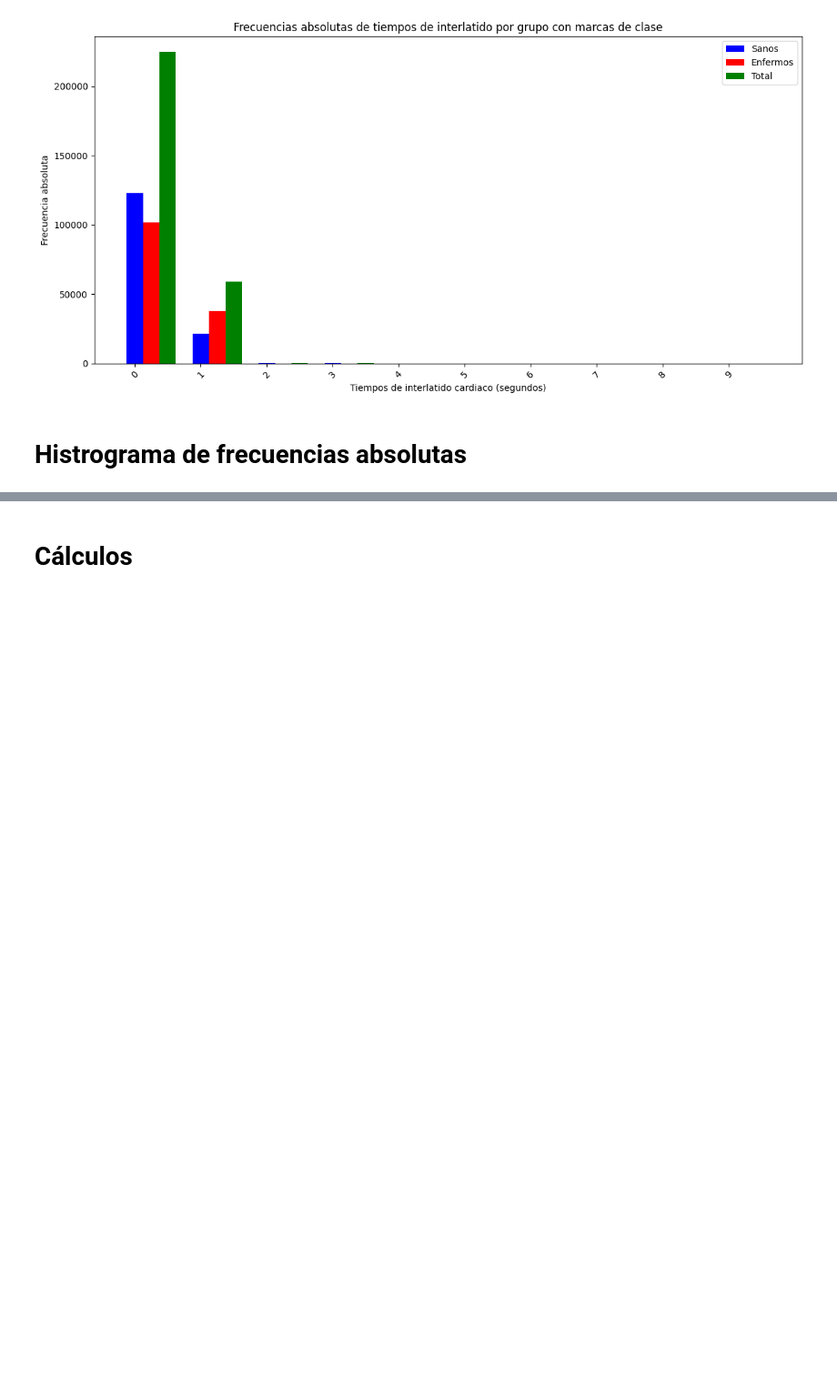
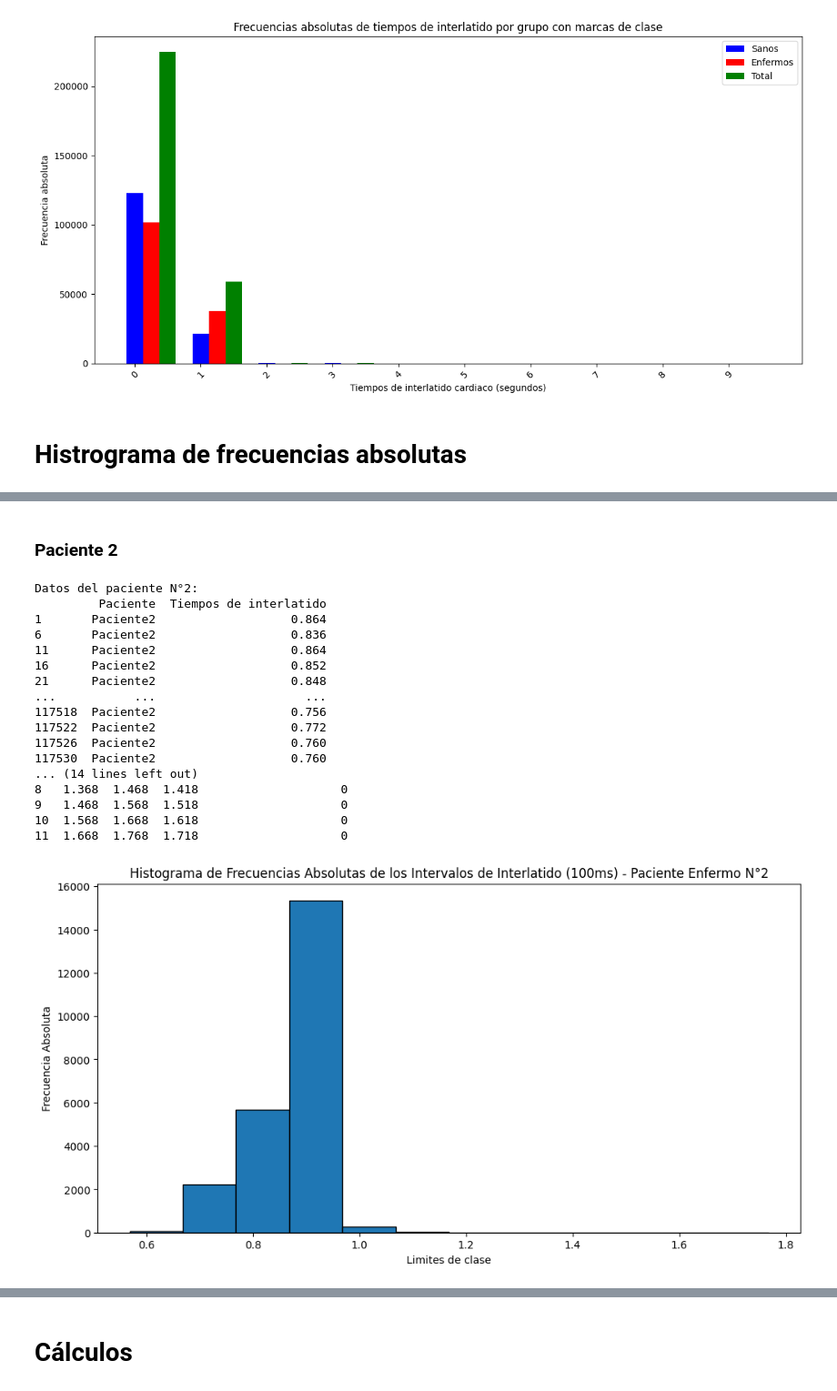
Before and after one commit to ThonnyRG/pacientes_enfermos_y_sanos_analisis, a Jupyter notebook: DATOS_BIOESTADÍSTICOS.ipynb, the cells around one changed output, grey strips where cells are left out. Shown at 91% size. Saved outputs shown, nothing was run; the diff lists cells and outputs as text; code cells hidden in the pictures; blank space fills up the shorter version.

```diff
--- a/DATOS_BIOESTADÍSTICOS.ipynb
+++ b/DATOS_BIOESTADÍSTICOS.ipynb
@@ -662,0 +745,55 @@ Tabla de frecuencias absolutas de tiempos de interlatido por grupo con marcas de
+# %% [markdown]
+### Paciente 2
+# %%
+# Filtrar datos del paciente "Paciente2"
+df_paciente_2 = df_enfermos[df_enfermos['Paciente'] == 'Paciente2']
+
+print("Datos del paciente N°2:")
+print(df_paciente_2)
+
+
+# Definir intervalos de clase basados en los datos reales (100ms)
+min_val = df_paciente_2['Tiempos de interlatido'].min()
+max_val = df_paciente_2['Tiempos de interlatido'].max()
+intervalos = pd.interval_range(start=min_val, end=max_val, freq=0.1)
+
+# Calcular las frecuencias absolutas
+frecuencias = pd.cut(df_paciente_2['Tiempos de interlatido'], bins=intervalos).value_counts().sort_index()
+
+# Crear tabla de frecuencias con los títulos especificados
+tabla_frecuencias = pd.DataFrame({
+    'LI': [interval.left for interval in intervalos],
+    'LS': [interval.right for interval in intervalos],
+    'MC': [interval.mid for interval in intervalos],
+    'Frecuencia Absoluta': frecuencias.values
+})
+
+print("\nTabla de frecuencias absolutas de los intervalos de interlatido (100ms) para el paciente enfermo N°2:")
+print(tabla_frecuencias)
+
+# Graficar histograma de frecuencias absolutas
+plt.figure(figsize=(12, 6))
+plt.bar(tabla_frecuencias['MC'], tabla_frecuencias['Frecuencia Absoluta'], width=0.1, edgecolor='black', align='center')
+plt.xlabel('Limites de clase')
+plt.ylabel('Frecuencia Absoluta')
+plt.title('Histograma de Frecuencias Absolutas de los Intervalos de Interlatido (100ms) - Paciente Enfermo N°2')
+plt.show()
+# %% [output]
+Datos del paciente N°2:
+         Paciente  Tiempos de interlatido
+1       Paciente2                   0.864
+6       Paciente2                   0.836
+11      Paciente2                   0.864
+16      Paciente2                   0.852
+21      Paciente2                   0.848
+...           ...                     ...
+117518  Paciente2                   0.756
+117522  Paciente2                   0.772
+117526  Paciente2                   0.760
+117530  Paciente2                   0.760
+... (14 lines left out)
+8   1.368  1.468  1.418                    0
+9   1.468  1.568  1.518                    0
+10  1.568  1.668  1.618                    0
+11  1.668  1.768  1.718                    0
+[figure, added]
```
Also changed, not shown: parts of 22 cells of this notebook.
